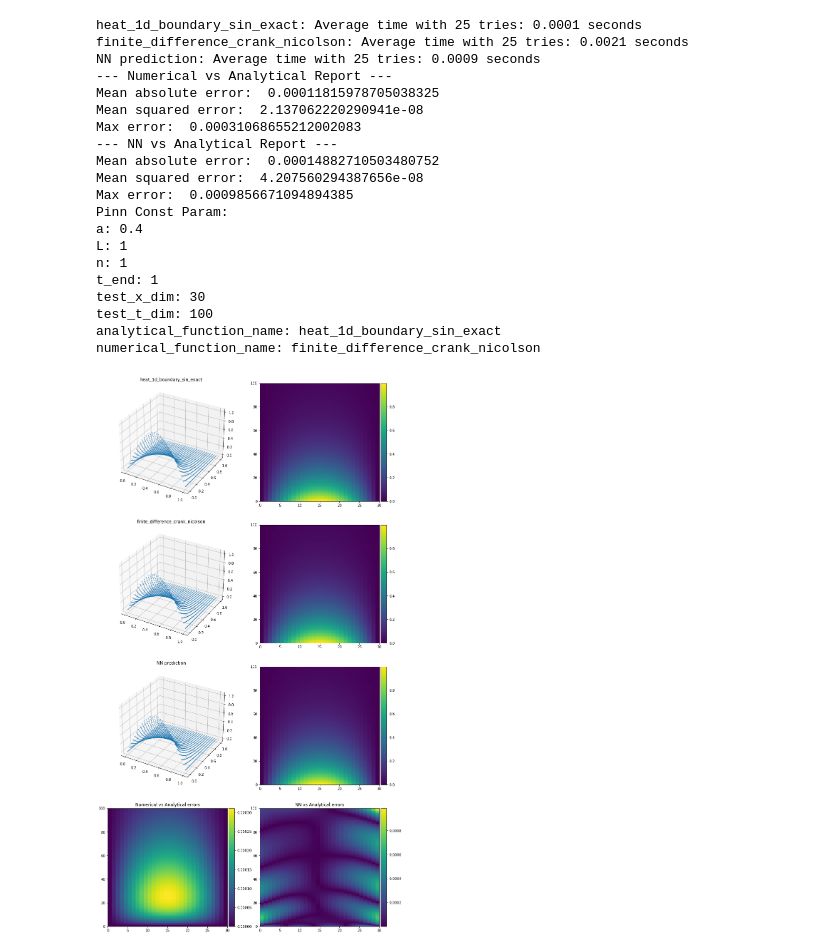
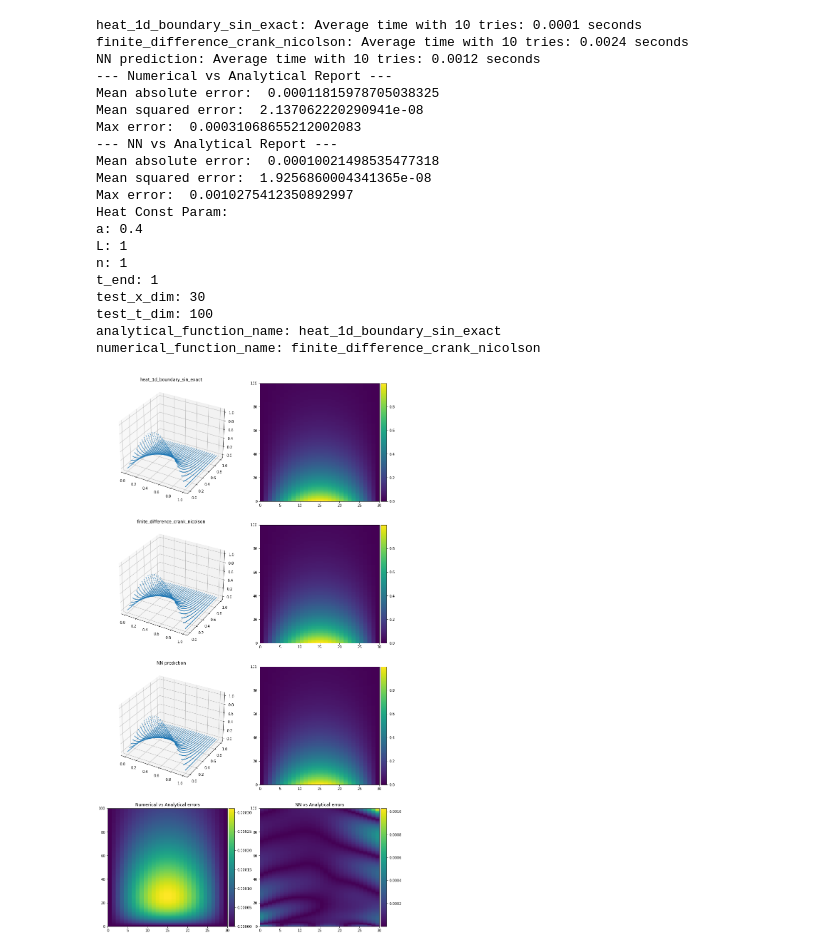
Before and after one commit to ykhas/2515_proj, a Jupyter notebook: heat_pinn_vs_numerical.ipynb, the cells around one changed output. Cells and saved outputs as stored; diff of their text form; code cells hidden in the pictures.

```diff
--- a/heat_pinn_vs_numerical.ipynb
+++ b/heat_pinn_vs_numerical.ipynb
@@ -18,9 +5,9 @@ WARNING:tensorflow:From /home/radian/anaconda3/envs/tf-gpu/lib/python3.9/site-pa
 # %%
 # Train best PINN model
-const_params = PinnConstParam()
-test_params = PinnTestParam()
+const_params = HeatConstParam()
+pinn_params = PinnParam()
 
-geomtime_data, model = create_model(const_params, test_params)
+geomtime_data, model = create_model(const_params, pinn_params)
 plot_train_data(geomtime_data)
 losshistory, train_state = train_model(model)
 # %% [output]
@@ -69,34 +59,34 @@ Training time: Elapsed time: 67.2928 seconds
 # %%
 # Find some good numerical solution
 
 const_params.test_x_dim = 30
 const_params.test_t_dim = 100
 const_params.numerical_function_name = "finite_difference_crank_nicolson"
 
-solve_analytical_and_numerical(const_params)
-predict_and_output_report(const_params, model)
+solve_analytical_and_numerical(const_params, timer_repeat_times=TIMER_REPEAT_TIMES)
+predict_and_output_report(model, const_params, timer_repeat_times=TIMER_REPEAT_TIMES)
 # %% [output]
-heat_1d_boundary_sin_exact: Average time with 25 tries: 0.0001 seconds
-finite_difference_crank_nicolson: Average time with 25 tries: 0.0021 seconds
-NN prediction: Average time with 25 tries: 0.0009 seconds
+heat_1d_boundary_sin_exact: Average time with 10 tries: 0.0001 seconds
+finite_difference_crank_nicolson: Average time with 10 tries: 0.0024 seconds
+NN prediction: Average time with 10 tries: 0.0012 seconds
 --- Numerical vs Analytical Report ---
 Mean absolute error:  0.00011815978705038325
 Mean squared error:  2.137062220290941e-08
 Max error:  0.00031068655212002083
 --- NN vs Analytical Report ---
-Mean absolute error:  0.00014882710503480752
-Mean squared error:  4.207560294387656e-08
-Max error:  0.0009856671094894385
-Pinn Const Param:
+Mean absolute error:  0.00010021498535477318
+Mean squared error:  1.9256860004341365e-08
+Max error:  0.0010275412350892997
+Heat Const Param:
 a: 0.4
 L: 1
 n: 1
 t_end: 1
 test_x_dim: 30
 test_t_dim: 100
 analytical_function_name: heat_1d_boundary_sin_exact
 numerical_function_name: finite_difference_crank_nicolson
-[figure, old version]
+[figure, new version]
 # %%
 # Find bad numerical solution
 
```
Also changed, not shown: parts of 6 cells of this notebook, 2 other files.
